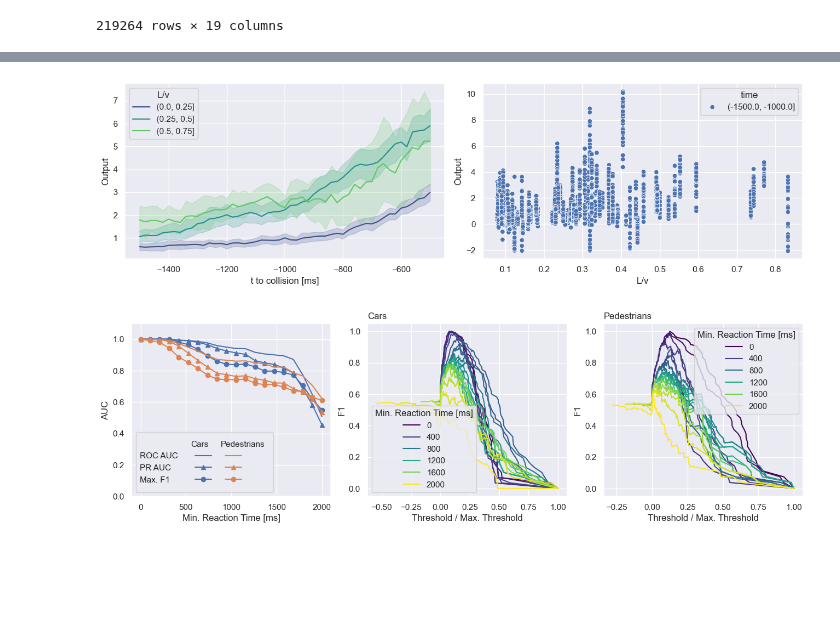
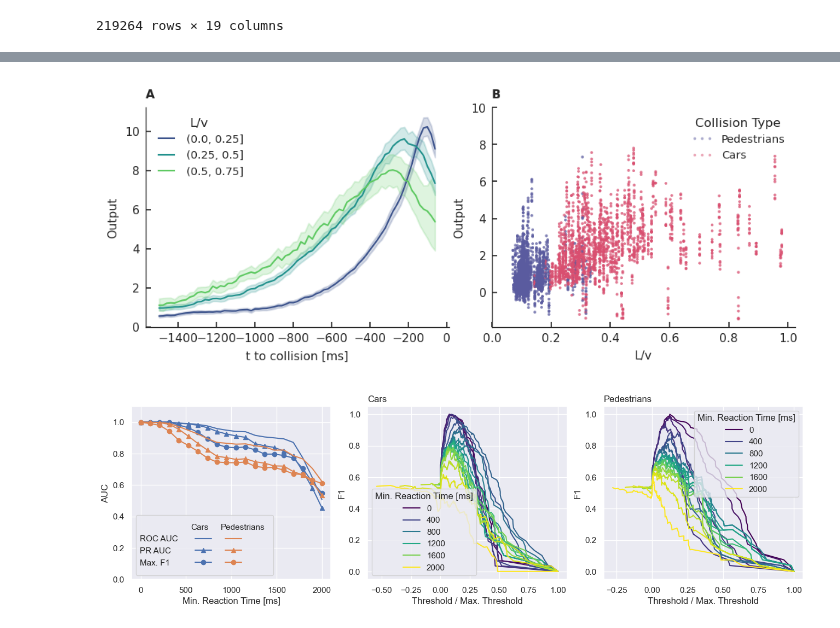
Before and after one commit to FabianSchubert/Bio-Inspired-Event-Based-Looming-Object-Detection-for-Automotive-Collision-Avoidance, a Jupyter notebook: experiments/carla_sim/random_spawn/gen_results.ipynb, the cells around one changed output, grey strips where cells are left out. Drawn from its saved outputs; the diff is of its cells as text; code cells hidden in the pictures; blank space fills up the shorter version.

```diff
--- a/experiments/carla_sim/random_spawn/gen_results.ipynb
+++ b/experiments/carla_sim/random_spawn/gen_results.ipynb
@@ -572,54 +650,68 @@ plt.show()
 df_responses_filt = df_responses[
     (df_responses["n tiles"] == 3)
     & (df_responses["model"] == "EMD")
+    & (df_responses["tile_idx_y"] == 1)
     & (df_responses["Collision Type"] != "No Collision")
 ]
 
-fig, ax = plt.subplots(1, 2, figsize=(13, 4))
+fig, ax = plt.subplots(1, 2, figsize=(TEXT_WIDTH, TEXT_WIDTH * 0.4))
 
 _df_temp = df_responses_filt[
     (df_responses_filt["tile_idx_x"] == 1)
     & (df_responses_filt["tile_idx_y"] == 1)
     & (df_responses_filt["L/v"] < 1.0)
     & (df_responses_filt.time >= -1500)
-    & (df_responses_filt.time <= -500)
+    & (df_responses_filt.time <= -50)
 ]
 sns.lineplot(
     x="time",
     y="Output",
     # estimator="mean",
     data=_df_temp,
     sort=True,
     orient="x",
-    hue=pd.cut(_df_temp["L/v"], bins=pd.IntervalIndex.from_tuples([(0.,0.25),(0.25,0.5),(0.5,0.75)])),
+    hue=pd.cut(
+        _df_temp["L/v"],
+        bins=pd.IntervalIndex.from_tuples([(0.0, 0.25), (0.25, 0.5), (0.5, 0.75)]),
+    ),
     palette="viridis",
     ax=ax[0],
     n_boot=200,
 )
-#ax[0].set_xlim(left=-2000)
+# ax[0].set_xlim(left=-2000)
 ax[0].set_xlabel("t to collision [ms]")
 
 sns.scatterplot(
+    data=_df_temp[(_df_temp.time >= -1000) & (_df_temp.time <= -800)],
     # x=_df_temp["L/v"] * _df_temp["diameter"] / (-_df_temp["time"] * _df_temp["vel"]),
-    x=_df_temp["L/v"],
-    y=_df_temp["Output"],
+    x="L/v",
+    y="Output",
     # data=_df_temp[(_df_temp.time >= -750) & (_df_temp.time <= -250)],
-    #sort=True,
-    #orient="x",
-    hue=pd.cut(_df_temp.time, bins=pd.IntervalIndex.from_tuples([(-1500.,-1000.)])),
+    # sort=True,
+    # orient="x",
+    hue="Collision Type",
     # palette="viridis",
     ax=ax[1],
-    #n_boot=100,
+    # n_boot=100,
+    s=3,
+    linewidth=0,
+    alpha=0.5,
 )
 
-fig.tight_layout()
+ax[1].set_ylim(top=10)
+ax[1].set_xlim(left=0.0)
+
+ax[0].set_title("A", loc="left")
+ax[1].set_title("B", loc="left")
+
+fig.tight_layout(pad=0.25)
 
 fig.savefig("l_v_responses_emd_3_tile.png", dpi=400)
 fig.savefig("l_v_responses_emd_3_tile.pdf")
 
 plt.show()
 # %% [output]
-[figure, old version]
+[figure, new version]
 # %%
 df_emd = df_responses[
     (df_responses["model"] == "EMD")
```
Also changed, not shown: parts of 15 cells of this notebook, 3 other files.
